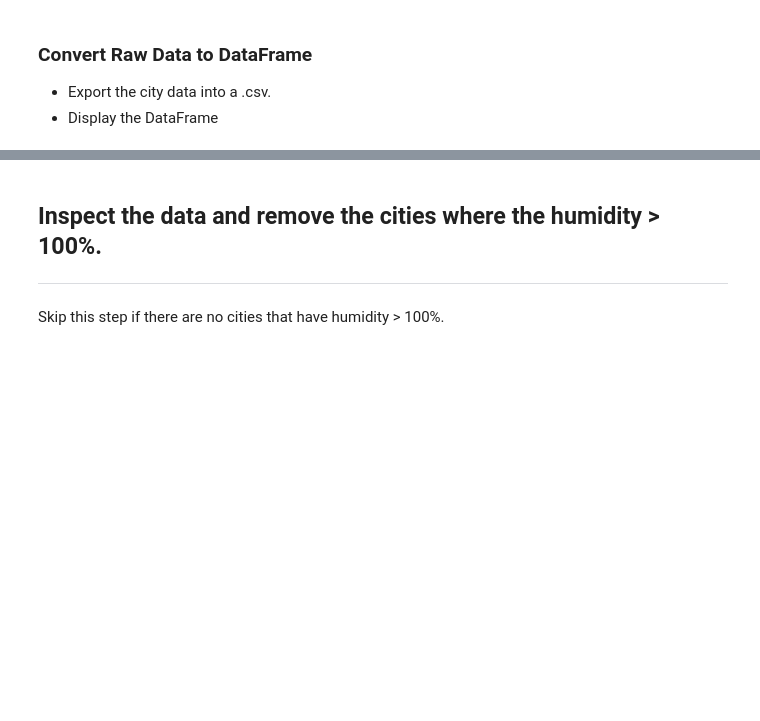
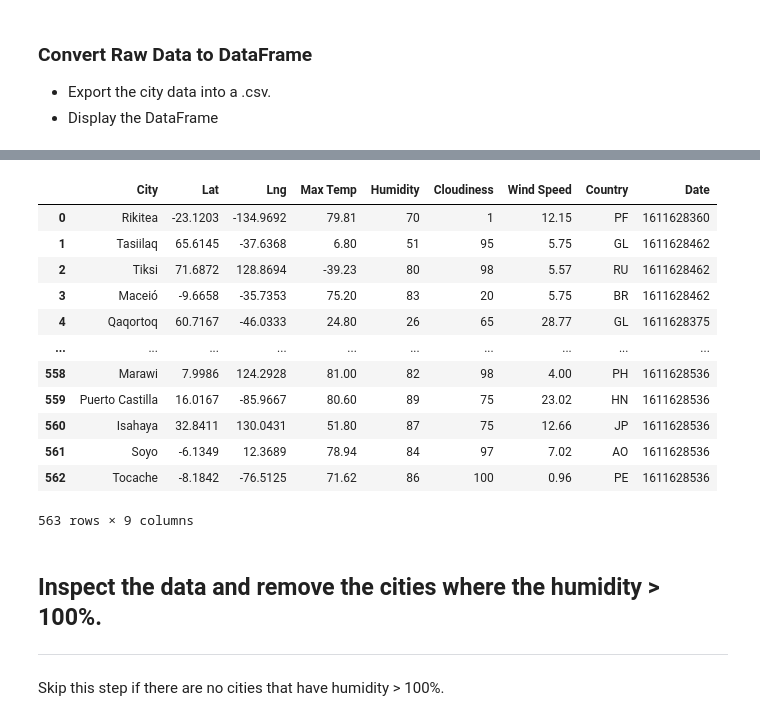
Before and after one commit to wjriebel/Python-API-Challenge, a Jupyter notebook: WeatherPy/WeatherPy.ipynb, the cells around one changed output, grey strips where cells are left out. Drawn from its saved outputs; the diff is of its cells as text; code cells hidden in the pictures; blank space fills up the shorter version.

```diff
--- a/WeatherPy/WeatherPy.ipynb
+++ b/WeatherPy/WeatherPy.ipynb
@@ -111,3 +125,19 @@ Data Retrieval Complete
+# %%
+weather_df
+# %% [output]
+|  | City | Lat | Lng | Max Temp | Humidity | Cloudiness | Wind Speed | Country | Date |
+| 0 | Rikitea | -23.1203 | -134.9692 | 79.81 | 70 | 1 | 12.15 | PF | 1611628360 |
+| 1 | Tasiilaq | 65.6145 | -37.6368 | 6.80 | 51 | 95 | 5.75 | GL | 1611628462 |
+| 2 | Tiksi | 71.6872 | 128.8694 | -39.23 | 80 | 98 | 5.57 | RU | 1611628462 |
+| 3 | Maceió | -9.6658 | -35.7353 | 75.20 | 83 | 20 | 5.75 | BR | 1611628462 |
+| 4 | Qaqortoq | 60.7167 | -46.0333 | 24.80 | 26 | 65 | 28.77 | GL | 1611628375 |
+| ... | ... | ... | ... | ... | ... | ... | ... | ... | ... |
+| 558 | Marawi | 7.9986 | 124.2928 | 81.00 | 82 | 98 | 4.00 | PH | 1611628536 |
+| 559 | Puerto Castilla | 16.0167 | -85.9667 | 80.60 | 89 | 75 | 23.02 | HN | 1611628536 |
+| 560 | Isahaya | 32.8411 | 130.0431 | 51.80 | 87 | 75 | 12.66 | JP | 1611628536 |
+| 561 | Soyo | -6.1349 | 12.3689 | 78.94 | 84 | 97 | 7.02 | AO | 1611628536 |
+| 562 | Tocache | -8.1842 | -76.5125 | 71.62 | 86 | 100 | 0.96 | PE | 1611628536 |
+563 rows × 9 columns
 # %% [markdown]
 ## Inspect the data and remove the cities where the humidity > 100%.
 ----
```
Also changed, not shown: parts of 12 cells of this notebook, 1 other file.
